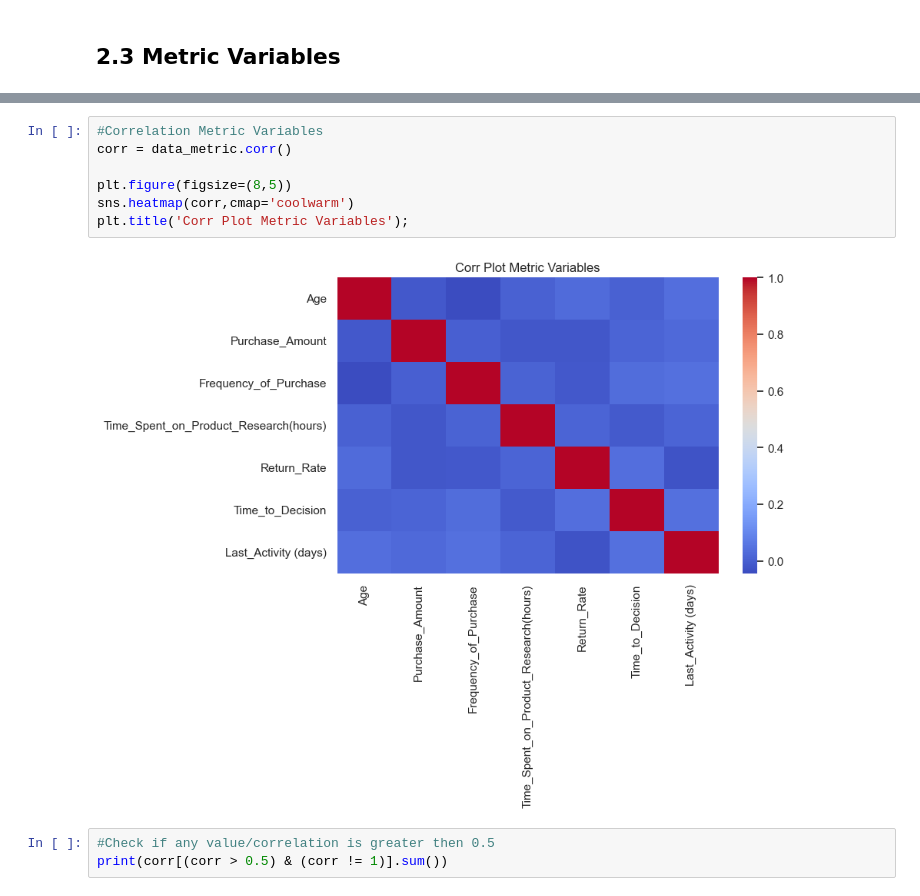
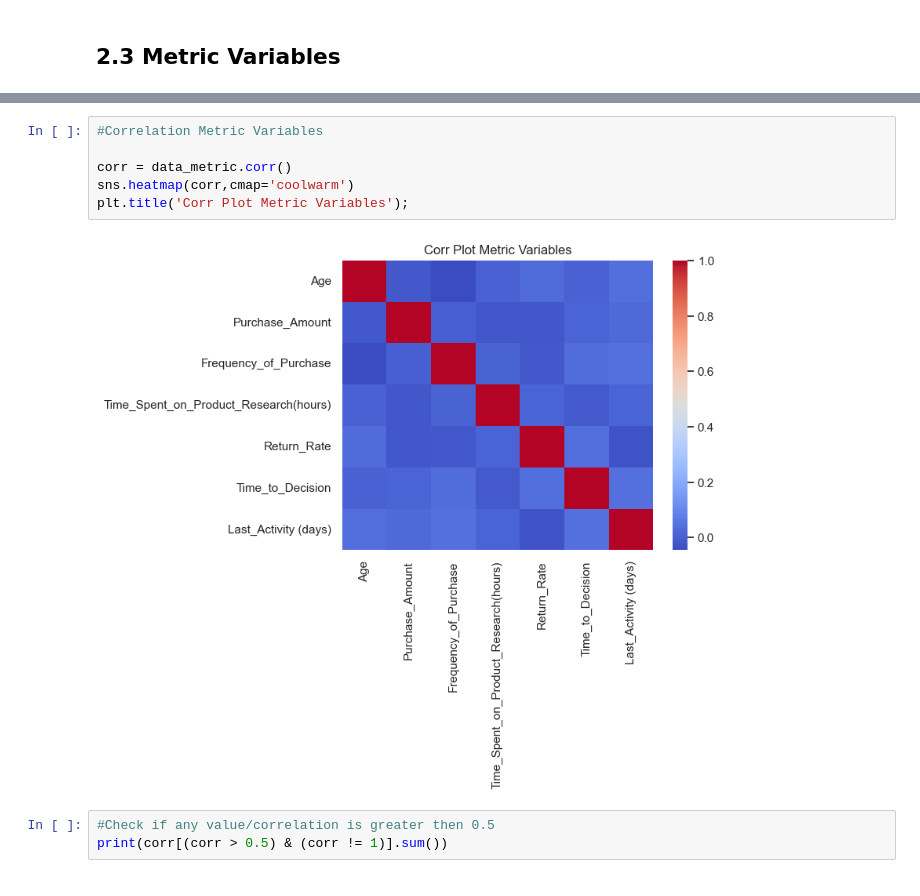
Before and after one commit to emsif84/clustering_ecommerce, a Jupyter notebook: clustering.ipynb, the cells around one changed output, grey strips where cells are left out. Saved outputs shown, nothing was run; the diff lists cells and outputs as text.

```diff
--- a/clustering.ipynb
+++ b/clustering.ipynb
@@ -301,13 +305,12 @@ data_metric.hist(figsize=(12,10));
 [figure]
 # %%
 #Correlation Metric Variables
+
 corr = data_metric.corr()
-
-plt.figure(figsize=(8,5))
 sns.heatmap(corr,cmap='coolwarm')
 plt.title('Corr Plot Metric Variables');
 # %% [output]
-[figure, old version]
+[figure, new version]
 # %%
 #Check if any value/correlation is greater then 0.5
 print(corr[(corr > 0.5) & (corr != 1)].sum())
```
Also changed, not shown: parts of 5 cells of this notebook.
